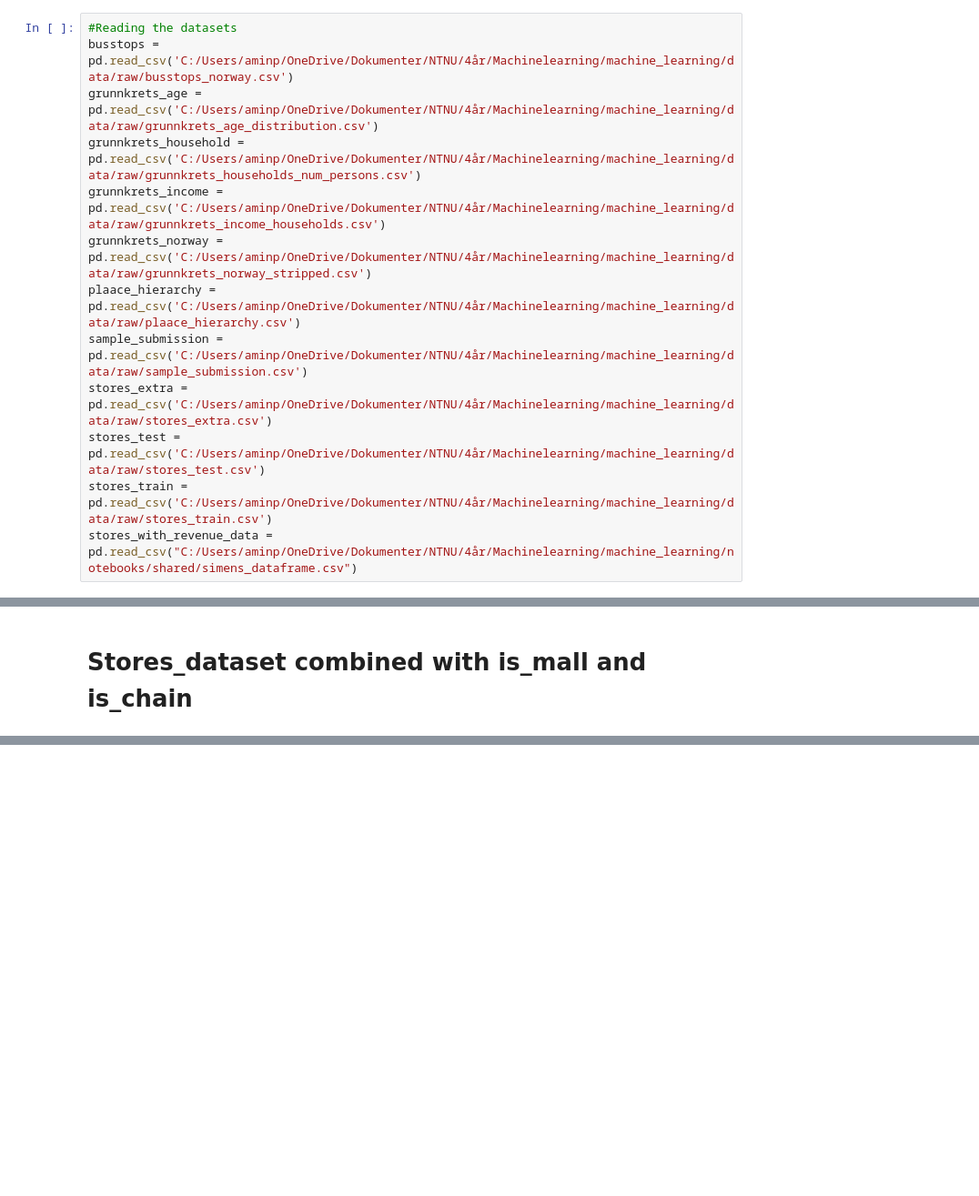
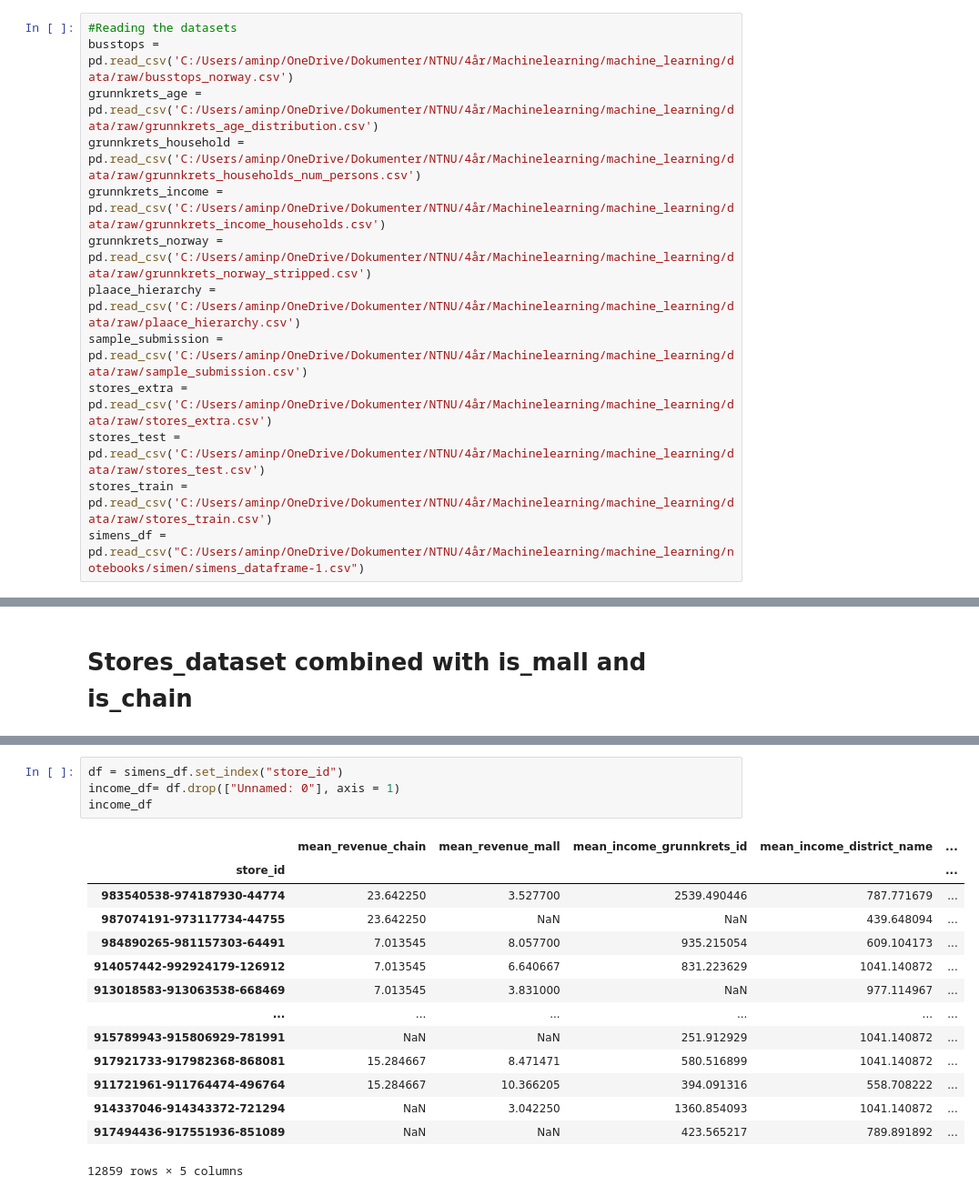
Before and after one commit to SimenQ/machine_learning, a Jupyter notebook: notebooks/shared/feature_engineering.ipynb, the cells around one changed output, grey strips where cells are left out. Shown at 91% size. Saved outputs shown, nothing was run; the diff lists cells and outputs as text; blank space fills up the shorter version.

```diff
--- a/notebooks/shared/feature_engineering.ipynb
+++ b/notebooks/shared/feature_engineering.ipynb
@@ -325,6 +412,6 @@ sample_submission = pd.read_csv('C:/Users/aminp/OneDrive/Dokumenter/NTNU/4år/Ma
 stores_extra = pd.read_csv('C:/Users/aminp/OneDrive/Dokumenter/NTNU/4år/Machinelearning/machine_learning/data/raw/stores_extra.csv')
 stores_test = pd.read_csv('C:/Users/aminp/OneDrive/Dokumenter/NTNU/4år/Machinelearning/machine_learning/data/raw/stores_test.csv')
 stores_train = pd.read_csv('C:/Users/aminp/OneDrive/Dokumenter/NTNU/4år/Machinelearning/machine_learning/data/raw/stores_train.csv')
-stores_with_revenue_data = pd.read_csv("C:/Users/aminp/OneDrive/Dokumenter/NTNU/4år/Machinelearning/machine_learning/notebooks/shared/simens_dataframe.csv")
+simens_df = pd.read_csv("C:/Users/aminp/OneDrive/Dokumenter/NTNU/4år/Machinelearning/machine_learning/notebooks/simen/simens_dataframe-1.csv")
 # %% [markdown]
 # Combined dataset based on grunnkrets_id
@@ -674,0 +945,19 @@ simens_dataframe1
+# %%
+df = simens_df.set_index("store_id")
+income_df= df.drop(["Unnamed: 0"], axis = 1)
+income_df
+# %% [output]
+|  | mean_revenue_chain | mean_revenue_mall | mean_income_grunnkrets_id | mean_income_district_name | ... |
+| store_id |  |  |  |  | ... |
+| 983540538-974187930-44774 | 23.642250 | 3.527700 | 2539.490446 | 787.771679 | ... |
+| 987074191-973117734-44755 | 23.642250 | NaN | NaN | 439.648094 | ... |
+| 984890265-981157303-64491 | 7.013545 | 8.057700 | 935.215054 | 609.104173 | ... |
+| 914057442-992924179-126912 | 7.013545 | 6.640667 | 831.223629 | 1041.140872 | ... |
+| 913018583-913063538-668469 | 7.013545 | 3.831000 | NaN | 977.114967 | ... |
+| ... | ... | ... | ... | ... | ... |
+| 915789943-915806929-781991 | NaN | NaN | 251.912929 | 1041.140872 | ... |
+| 917921733-917982368-868081 | 15.284667 | 8.471471 | 580.516899 | 1041.140872 | ... |
+| 911721961-911764474-496764 | 15.284667 | 10.366205 | 394.091316 | 558.708222 | ... |
+| 914337046-914343372-721294 | NaN | 3.042250 | 1360.854093 | 1041.140872 | ... |
+| 917494436-917551936-851089 | NaN | NaN | 423.565217 | 789.891892 | ... |
+12859 rows × 5 columns
```
Also changed, not shown: parts of 31 cells of this notebook, 8 other files.
